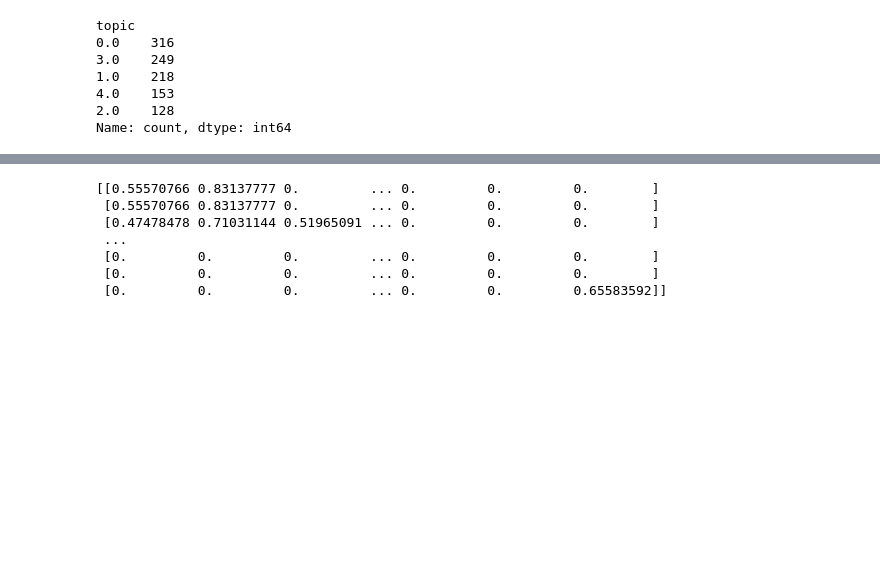
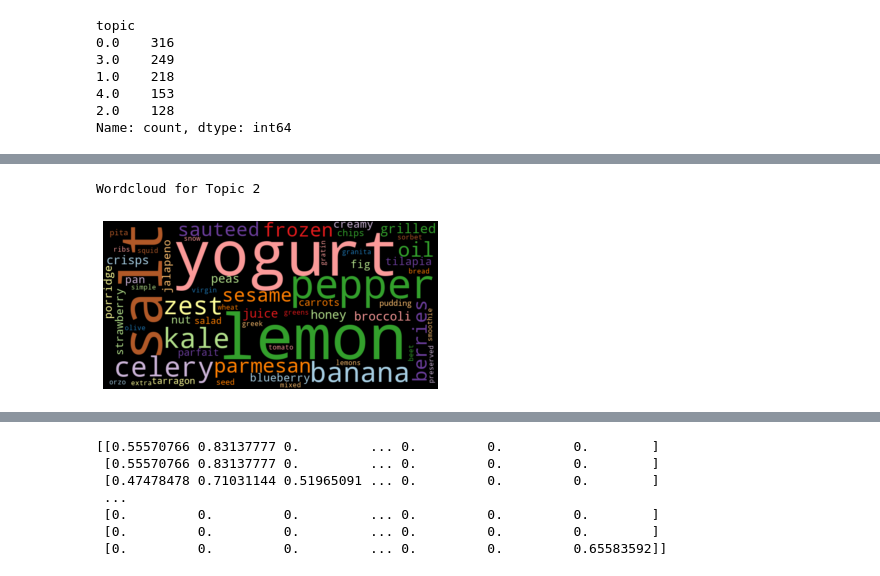
Before and after one commit to ebadakhter/ADS-509-Group-1-Final-Project, a Jupyter notebook: descriptive_statistics_title.ipynb, the cells around one changed output, grey strips where cells are left out. Cells and saved outputs as stored; diff of their text form; code cells hidden in the pictures; blank space fills up the shorter version.

```diff
--- a/descriptive_statistics_title.ipynb
+++ b/descriptive_statistics_title.ipynb
@@ -516,0 +533,8 @@ Name: count, dtype: int64
+# %%
+## visualize each topic
+topic2_count= count_words_title(df[df['topic']==2])
+print('Wordcloud for Topic 2')
+wordcloud(topic2_count['freq'])
+# %% [output]
+Wordcloud for Topic 2
+[figure, added]
```
Also changed, not shown: parts of 7 cells of this notebook.
